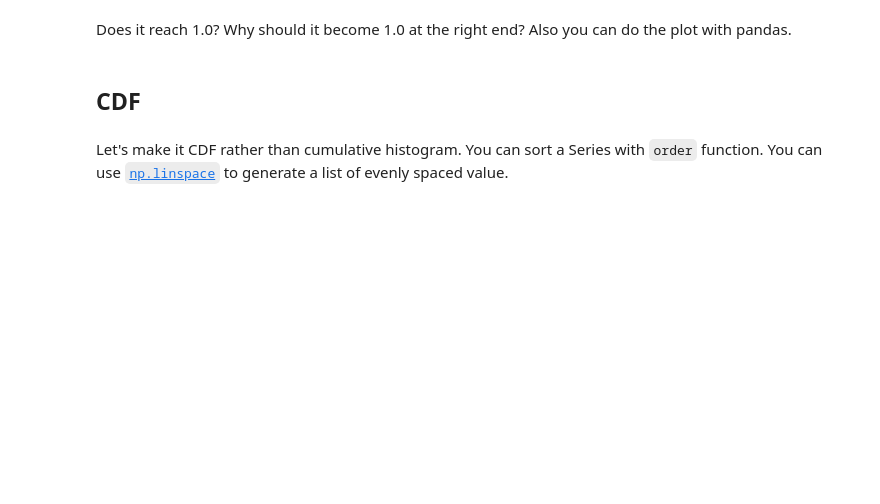
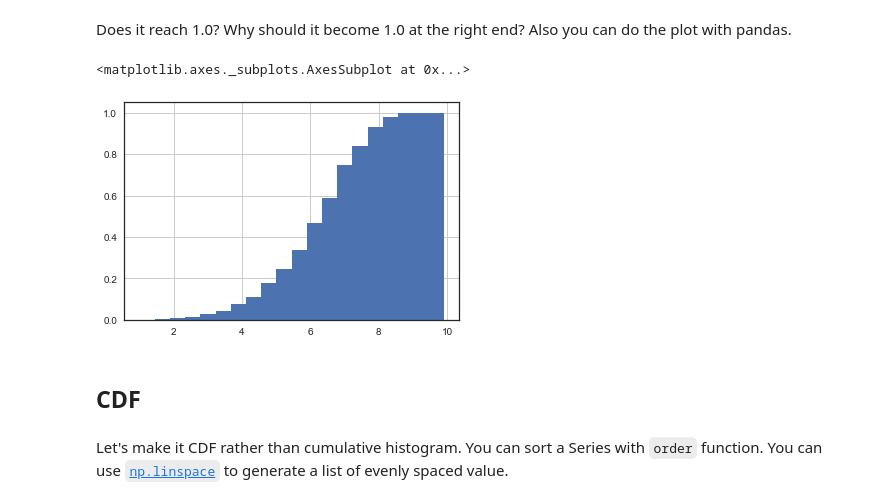
Before and after one commit to muftring/iu-datavis, a Jupyter notebook: week-07/w07_lab_uftring_michael.ipynb, the cells around one changed output. Saved outputs shown, nothing was run; the diff lists cells and outputs as text; code cells hidden in the pictures; blank space fills up the shorter version.

```diff
--- a/week-07/w07_lab_uftring_michael.ipynb
+++ b/week-07/w07_lab_uftring_michael.ipynb
@@ -22,7 +51,12 @@ How can we plot a cumulative histogram?
 # %% [markdown]
 Does it reach 1.0? Why should it become 1.0 at the right end? Also you can do the plot with pandas.
 # %%
-# TODO: same plot, but call directly from dataframe movie_df
+# same plot, but call directly from dataframe movie_df
+#pd.DataFrame.hist(df, column='Rating', bins=20, cumulative=True, normed=True)
+df['Rating'].hist(bins=20, cumulative=True, normed=True)
+# %% [output]
+<matplotlib.axes._subplots.AxesSubplot at 0x...>
+[figure, added]
 # %% [markdown]
 ## CDF
 # %% [markdown]
```
Also changed, not shown: parts of 8 cells of this notebook.
